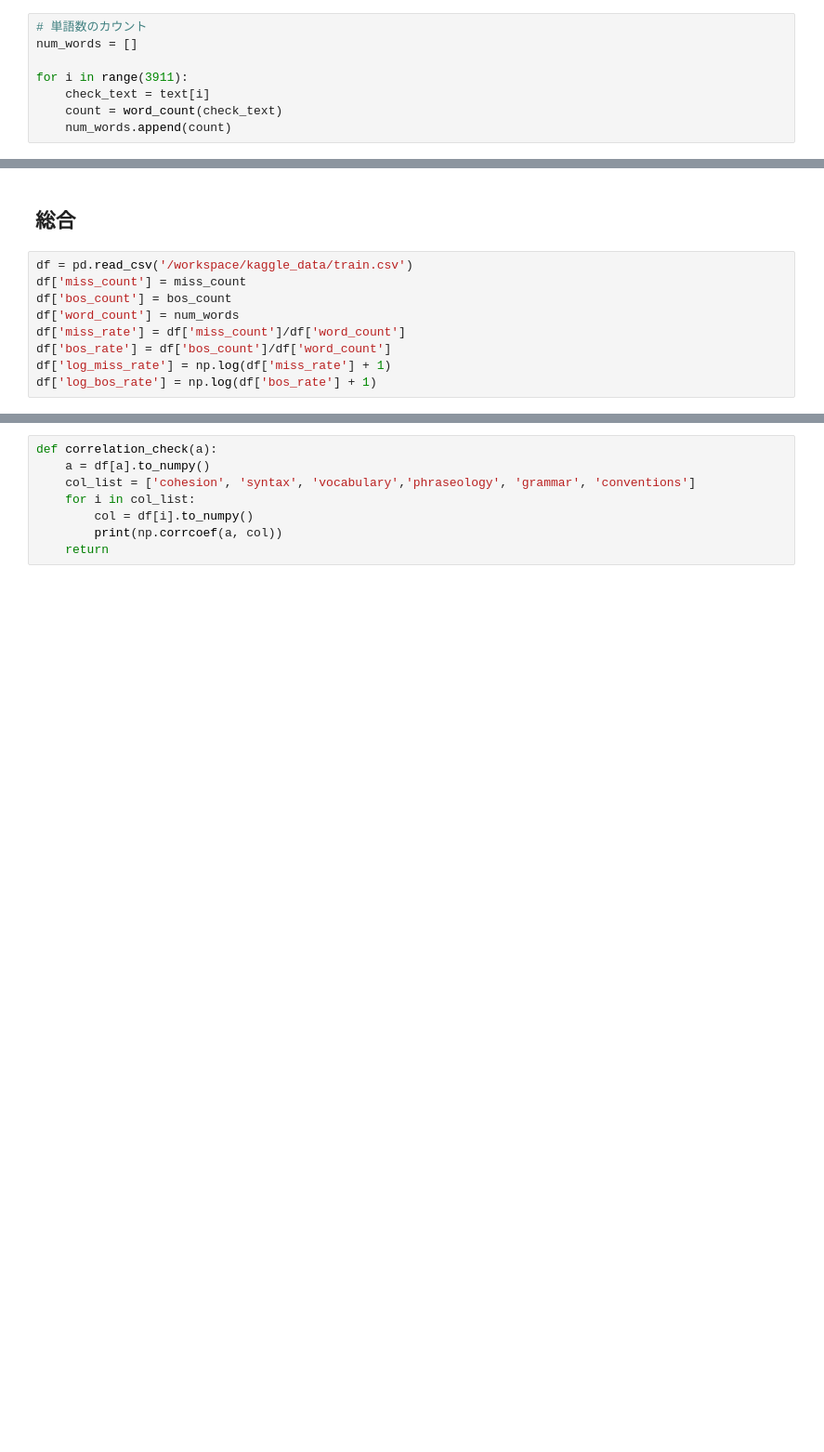
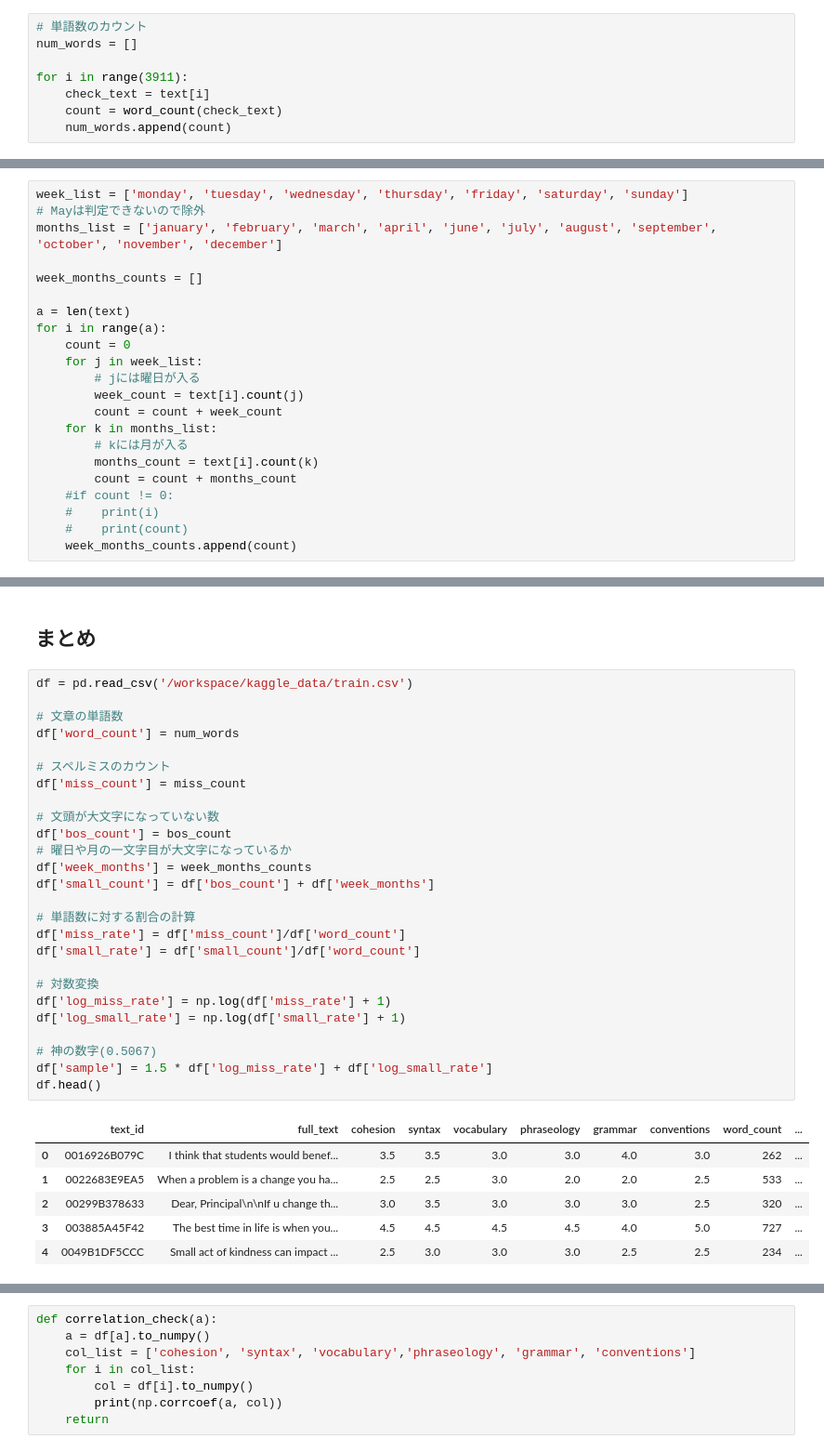
Before and after one commit to fuyu-quant/kaggle-Feedback-English-Language-Learning, a Jupyter notebook: ipynb/conventions.ipynb, the cells around one changed output, grey strips where cells are left out. Shown: that part at 93% size. Cells and saved outputs as stored; diff of their text form; blank space fills up the shorter version.

```diff
--- a/ipynb/conventions.ipynb
+++ b/ipynb/conventions.ipynb
@@ -219,0 +225,22 @@ for i in range(3911):
+# %%
+week_list = ['monday', 'tuesday', 'wednesday', 'thursday', 'friday', 'saturday', 'sunday']
+# Mayは判定できないので除外
+months_list = ['january', 'february', 'march', 'april', 'june', 'july', 'august', 'september', 'october', 'november', 'december']
+
+week_months_counts = []
+
+a = len(text)
+for i in range(a):
+    count = 0
+    for j in week_list:
+        # jには曜日が入る
+        week_count = text[i].count(j)
+        count = count + week_count
+    for k in months_list:
+        # kには月が入る
+        months_count = text[i].count(k)
+        count = count + months_count
+    #if count != 0:
+    #    print(i)
+    #    print(count)
+    week_months_counts.append(count)
@@ -220,11 +301,35 @@ for i in range(3911):
 # %% [markdown]
-## 総合
+## まとめ
 # %%
 df = pd.read_csv('/workspace/kaggle_data/train.csv')
+
+# 文章の単語数
+df['word_count'] = num_words
+
+# スペルミスのカウント
 df['miss_count'] = miss_count
+
+# 文頭が大文字になっていない数
 df['bos_count'] = bos_count
-df['word_count'] = num_words
+# 曜日や月の一文字目が大文字になっているか
+df['week_months'] = week_months_counts
+df['small_count'] = df['bos_count'] + df['week_months']
+
+# 単語数に対する割合の計算
 df['miss_rate'] = df['miss_count']/df['word_count']
-df['bos_rate'] = df['bos_count']/df['word_count']
+df['small_rate'] = df['small_count']/df['word_count']
+
+# 対数変換
 df['log_miss_rate'] = np.log(df['miss_rate'] + 1)
-df['log_bos_rate'] = np.log(df['bos_rate'] + 1)
+df['log_small_rate'] = np.log(df['small_rate'] + 1)
+
+# 神の数字(0.5067)
+df['sample'] = 1.5 * df['log_miss_rate'] + df['log_small_rate']
+df.head()
+# %% [output]
+|  | text_id | full_text | cohesion | syntax | vocabulary | phraseology | grammar | conventions | word_count | ... |
+| 0 | 0016926B079C | I think that students would benef... | 3.5 | 3.5 | 3.0 | 3.0 | 4.0 | 3.0 | 262 | ... |
+| 1 | 0022683E9EA5 | When a problem is a change you ha... | 2.5 | 2.5 | 3.0 | 2.0 | 2.0 | 2.5 | 533 | ... |
+| 2 | 00299B378633 | Dear, Principal\n\nIf u change th... | 3.0 | 3.5 | 3.0 | 3.0 | 3.0 | 2.5 | 320 | ... |
+| 3 | 003885A45F42 | The best time in life is when you... | 4.5 | 4.5 | 4.5 | 4.5 | 4.0 | 5.0 | 727 | ... |
+| 4 | 0049B1DF5CCC | Small act of kindness can impact ... | 2.5 | 3.0 | 3.0 | 3.0 | 2.5 | 2.5 | 234 | ... |
```
Also changed, not shown: parts of 21 cells of this notebook, 3 other files.
